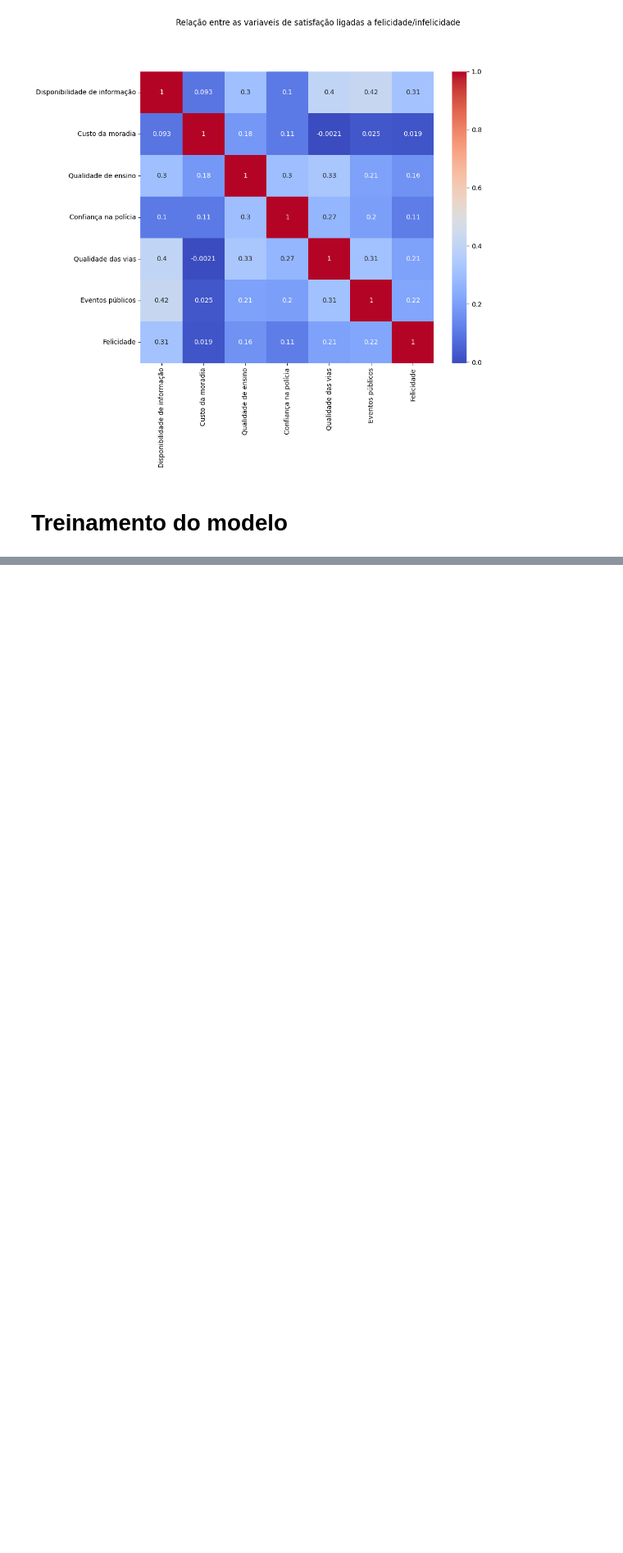
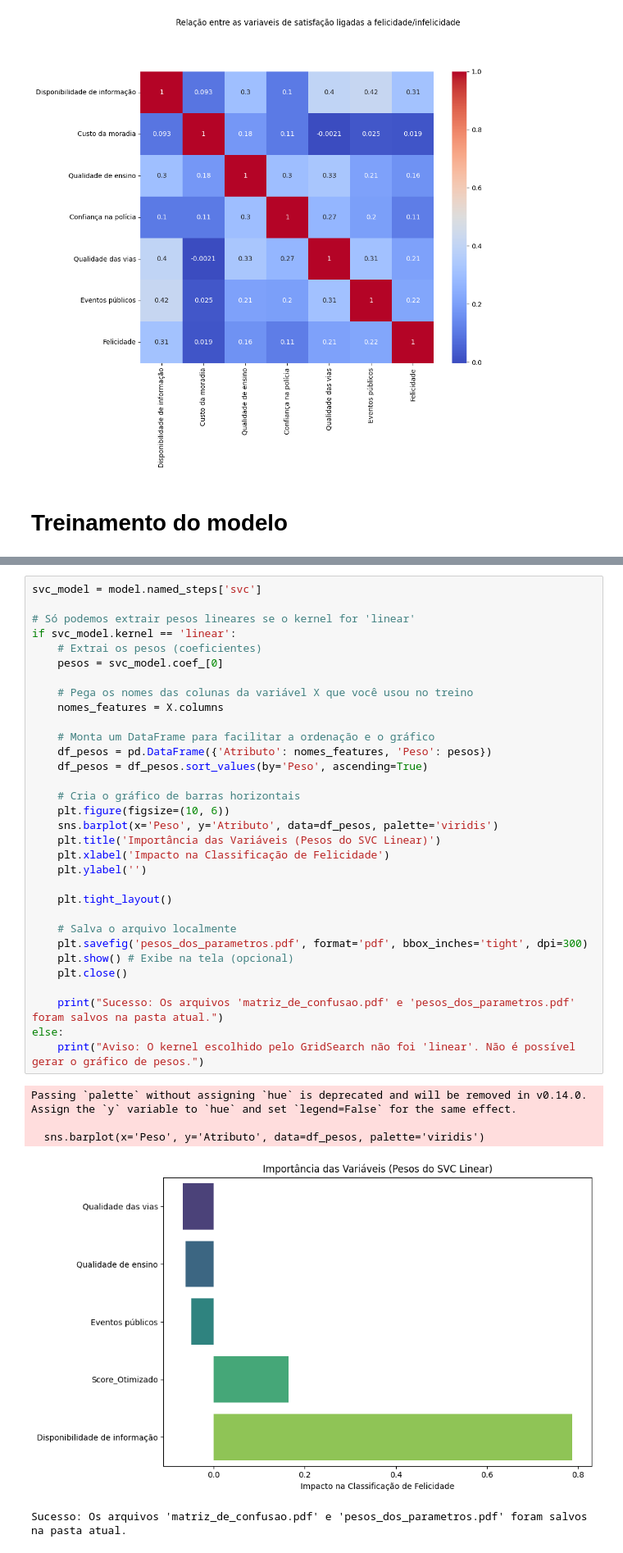
Before and after one commit to SWSantana/-2026.02---6-B-Intelig-ncia-Artificial, a Jupyter notebook: modelo-summit.ipynb, the cells around one changed output, grey strips where cells are left out. Shown at 82% size. Cells and saved outputs as stored; diff of their text form; blank space fills up the shorter version.

```diff
--- a/modelo-summit.ipynb
+++ b/modelo-summit.ipynb
@@ -118,3 +147,41 @@ plt.show()
+# %%
+svc_model = model.named_steps['svc']
+
+# Só podemos extrair pesos lineares se o kernel for 'linear'
+if svc_model.kernel == 'linear':
+    # Extrai os pesos (coeficientes)
+    pesos = svc_model.coef_[0]
+
+    # Pega os nomes das colunas da variável X que você usou no treino
+    nomes_features = X.columns
+
+    # Monta um DataFrame para facilitar a ordenação e o gráfico
+    df_pesos = pd.DataFrame({'Atributo': nomes_features, 'Peso': pesos})
+    df_pesos = df_pesos.sort_values(by='Peso', ascending=True)
+
+    # Cria o gráfico de barras horizontais
+    plt.figure(figsize=(10, 6))
+    sns.barplot(x='Peso', y='Atributo', data=df_pesos, palette='viridis')
+    plt.title('Importância das Variáveis (Pesos do SVC Linear)')
+    plt.xlabel('Impacto na Classificação de Felicidade')
+    plt.ylabel('')
+
+    plt.tight_layout()
+
+    # Salva o arquivo localmente
+    plt.savefig('pesos_dos_parametros.pdf', format='pdf', bbox_inches='tight', dpi=300)
+    plt.show() # Exibe na tela (opcional)
+    plt.close()
+
+    print("Sucesso: Os arquivos 'matriz_de_confusao.pdf' e 'pesos_dos_parametros.pdf' foram salvos na pasta atual.")
+else:
+    print("Aviso: O kernel escolhido pelo GridSearch não foi 'linear'. Não é possível gerar o gráfico de pesos.")
+# %% [output]
+Passing `palette` without assigning `hue` is deprecated and will be removed in v0.14.0. Assign the `y` variable to `hue` and set `legend=False` for the same effect.
+
+  sns.barplot(x='Peso', y='Atributo', data=df_pesos, palette='viridis')
+[figure, added]
+Sucesso: Os arquivos 'matriz_de_confusao.pdf' e 'pesos_dos_parametros.pdf' foram salvos na pasta atual.
 # %%
 df_comparacao = pd.DataFrame({
     'Predito': y_pred,
```
Also changed, not shown: parts of 9 cells of this notebook.
